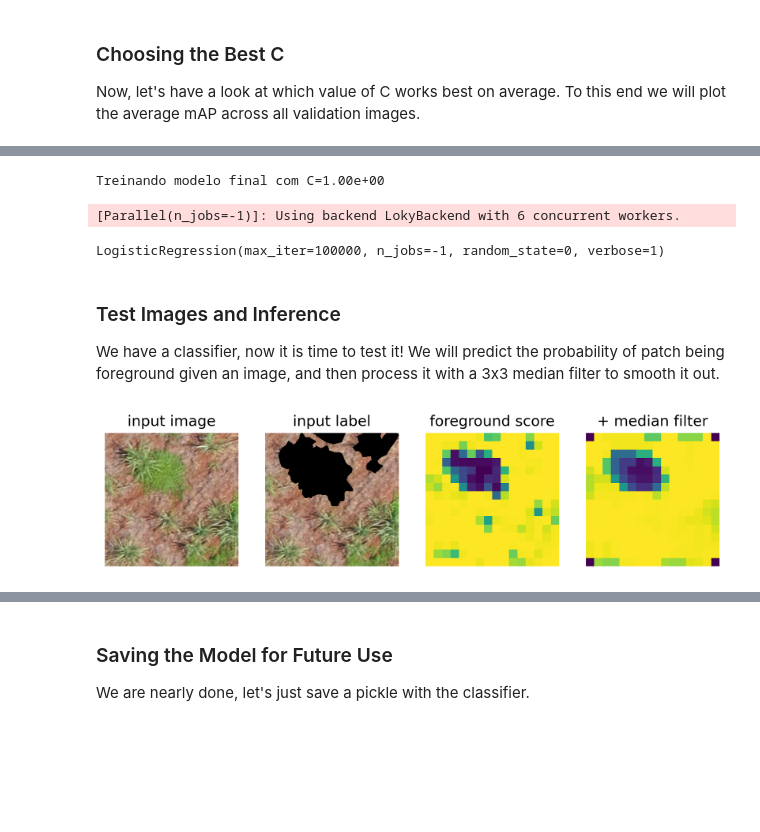
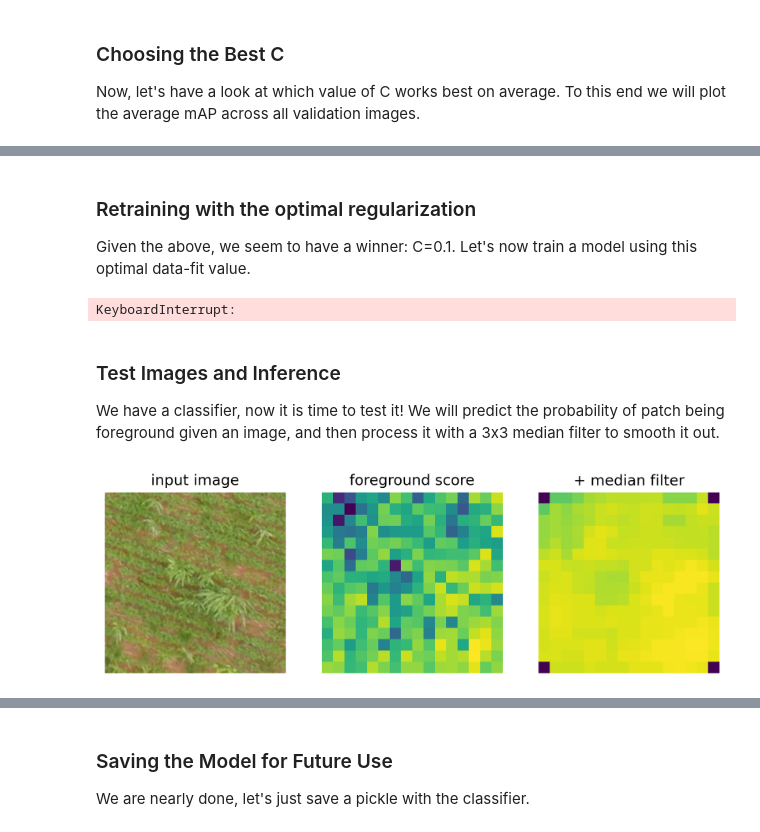
Before and after one commit to wkanashiro/doutorado, a Jupyter notebook: dino-soja/foreground_segmentation_soja.ipynb, the cells around one changed output, grey strips where cells are left out. Saved outputs shown, nothing was run; the diff lists cells and outputs as text; code cells hidden in the pictures; blank space fills up the shorter version.

Commit message:
Implementado treino do classificador com as imagens anotadas (daninhas_multiclasse) - 80/20

```diff
--- a/dino-soja/foreground_segmentation_soja.ipynb
+++ b/dino-soja/foreground_segmentation_soja.ipynb
@@ -596,0 +435,5 @@ ValueError: This solver needs samples of at least 2 classes in the data, but the
+# %%
+xs = torch.cat(xs)
+ys = torch.cat(ys)
+valid_patches = torch.cat(valid_patches_list)
+image_index = torch.cat(image_index)
@@ -596,0 +448,3 @@ ValueError: This solver needs samples of at least 2 classes in the data, but the
+# %%
+xs = xs[valid_patches]
+ys = ys[valid_patches]
@@ -621,79 +830,52 @@ Melhor C: 1.00e+00 com mAP: 1.000 ± 0.000
+# %% [markdown]
+### Retraining with the optimal regularization
+Given the above, we seem to have a winner: C=0.1.
+Let's now train a model using this optimal data-fit value.
 # %%
-# Treinar modelo final com melhor C
-print(f"Treinando modelo final com C={best_c:.2e}")
-clf_final = LogisticRegression(
-    random_state=0,
-    C=best_c,
-    max_iter=100000,
-    verbose=1,
-    n_jobs=-1  # Usar todos os cores disponíveis
-)
-
-clf_final.fit(xs.numpy(), (ys > 0).long().numpy())
+clf = LogisticRegression(random_state=0, C=0.1, max_iter=100000, verbose=2).fit(xs.numpy(), (ys > 0).long().numpy())
 # %% [output]
-Treinando modelo final com C=1.00e+00
+KeyboardInterrupt:
-[Parallel(n_jobs=-1)]: Using backend LokyBackend with 6 concurrent workers.
-LogisticRegression(max_iter=100000, n_jobs=-1, random_state=0, verbose=1)
 # %% [markdown]
 ### Test Images and Inference
 
 We have a classifier, now it is time to test it! We will predict the probability of patch being foreground given an image, and then process it with a 3x3 median filter to smooth it out.
 # %%
-test_image_name = "2025-06-13_198 - Figueira (Scatolin) 04 Soja - 08 01 25 Survey_11355_17111.jpg"
-test_image_name = "2025-06-13_198 - Figueira (Scatolin) 04 Soja - 08 01 25 Survey_10994_18310.jpg"
-test_image_name = "2025-06-13_198 - Figueira (Scatolin) 04 Soja - 08 01 25 Survey_13074_22464.jpg"
-test_image_fpath = f"/home/lades/computer_vision/wesley/dataset/daninhas_multiclasse2/rgb/val/{test_image_name}"
-test_label_fpath = f"/home/lades/computer_vision/wesley/dataset/daninhas_multiclasse2/labels/val/{test_image_name}"
-
-# Apenas uma validação, pois em alguns casos a extensão é .png ou vice-versa
-if not os.path.exists(test_label_fpath):
-    test_label_fpath = test_label_fpath.replace('.jpg', '.png')
-
-    if not os.path.exists(test_label_fpath):
-        raise FileNotFoundError(f"Label file not found for {test_image_name}")
+test_image_fpath = "/media/guatambu/hdd/wesley/daninhas_multiclasse/DATASET_GRAMINEA_PORTE_ALTO/rgb/2025-07-17_604 - Santa Helena (Mardonio) - 03 - Survey - 19.12.2024 - Parte 01.tif.aux_mask_1_35484_70169.jpg"
 
 def load_image(path: str) -> Image:
-    return Image.open(path).convert("RGB")
+    with open(path, 'rb') as f:
+        return Image.open(f).convert("RGB")
 
 
 test_image = load_image(test_image_fpath)
 test_image_resized = resize_transform(test_image)
-test_image_normalized = TF.normalize(test_image_resized, mean=SATELLITE_MEAN, std=SATELLITE_STD)
+test_image_normalized = TF.normalize(test_image_resized, mean=MEAN, std=STD)
 
 with torch.inference_mode():
     with torch.autocast(device_type='cuda', dtype=torch.float32):
         feats = model.get_intermediate_layers(test_image_normalized.unsqueeze(0).cuda(), n=range(n_layers), reshape=True, norm=True)
         x = feats[-1].squeeze().detach().cpu()
         dim = x.shape[0]
         x = x.view(dim, -1).permute(1, 0)
 
 h_patches, w_patches = [int(d / PATCH_SIZE) for d in test_image_resized.shape[1:]]
 
 fg_score = clf.predict_proba(x)[:, 1].reshape(h_patches, w_patches)
 fg_score_mf = torch.from_numpy(signal.medfilt2d(fg_score, kernel_size=3))
 
-rgb_label = load_image(test_label_fpath)
-mask_label = process_label_for_soja(rgb_label)
-
-foreground_label = Image.composite(test_image, Image.new('RGB', test_image.size, (0, 0, 0)), mask_label)
-
-plt.figure(figsize=(9, 4), dpi=300)
-plt.subplot(1, 4, 1)
+plt.figure(figsize=(9, 3), dpi=300)
+plt.subplot(1, 3, 1)
 plt.axis('off')
 plt.imshow(test_image_resized.permute(1, 2, 0))
 plt.title('input image')
-plt.subplot(1, 4, 2)
-plt.axis('off')
-plt.imshow(foreground_label)
-plt.title('input label')
-plt.subplot(1, 4, 3)
+plt.subplot(1, 3, 2)
 plt.axis('off')
 plt.imshow(fg_score)
 plt.title('foreground score')
-plt.subplot(1, 4, 4)
+plt.subplot(1, 3, 3)
 plt.axis('off')
 plt.imshow(fg_score_mf)
 plt.title('+ median filter')
 plt.show()
 # %% [output]
-[figure, old version]
+[figure, new version]
```
Also changed, not shown: parts of 70 cells of this notebook.
